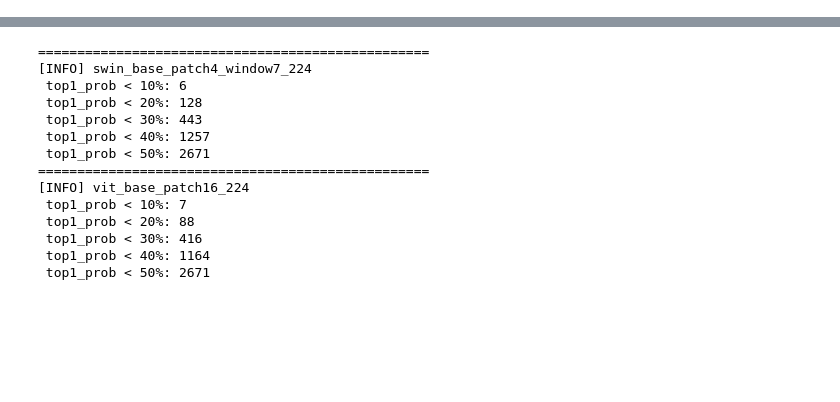
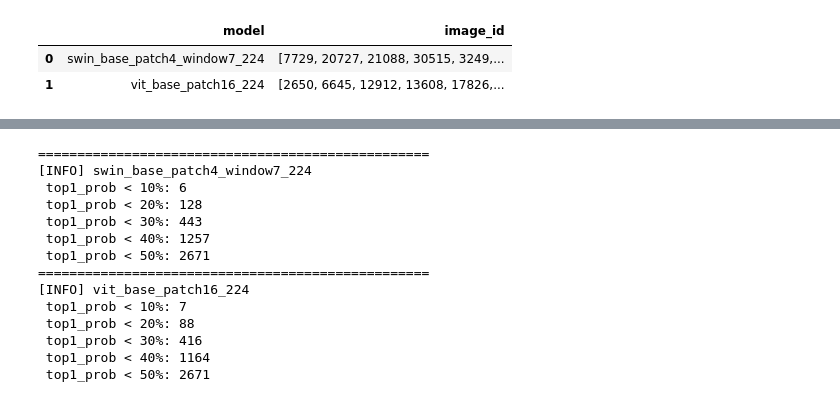
Before and after one commit to lucasrqt/ViT-FI, a Jupyter notebook: quick_analysis.ipynb, the cells around one changed output, grey strips where cells are left out. Saved outputs shown, nothing was run; the diff lists cells and outputs as text; code cells hidden in the pictures; blank space fills up the shorter version.

```diff
--- a/quick_analysis.ipynb
+++ b/quick_analysis.ipynb
@@ -43,0 +238,9 @@ FileNotFoundError: [Errno 2] No such file or directory: 'data/swin_base_patch4_w
+# %%
+test2 = crit_faults.groupby(["model"]).agg({
+    "image_id": "unique",
+}).reset_index()
+test2
+# %% [output]
+|  | model | image_id |
+| 0 | swin_base_patch4_window7_224 | [7729, 20727, 21088, 30515, 3249,... |
+| 1 | vit_base_patch16_224 | [2650, 6645, 12912, 13608, 17826,... |
```
Also changed, not shown: parts of 20 cells of this notebook.
